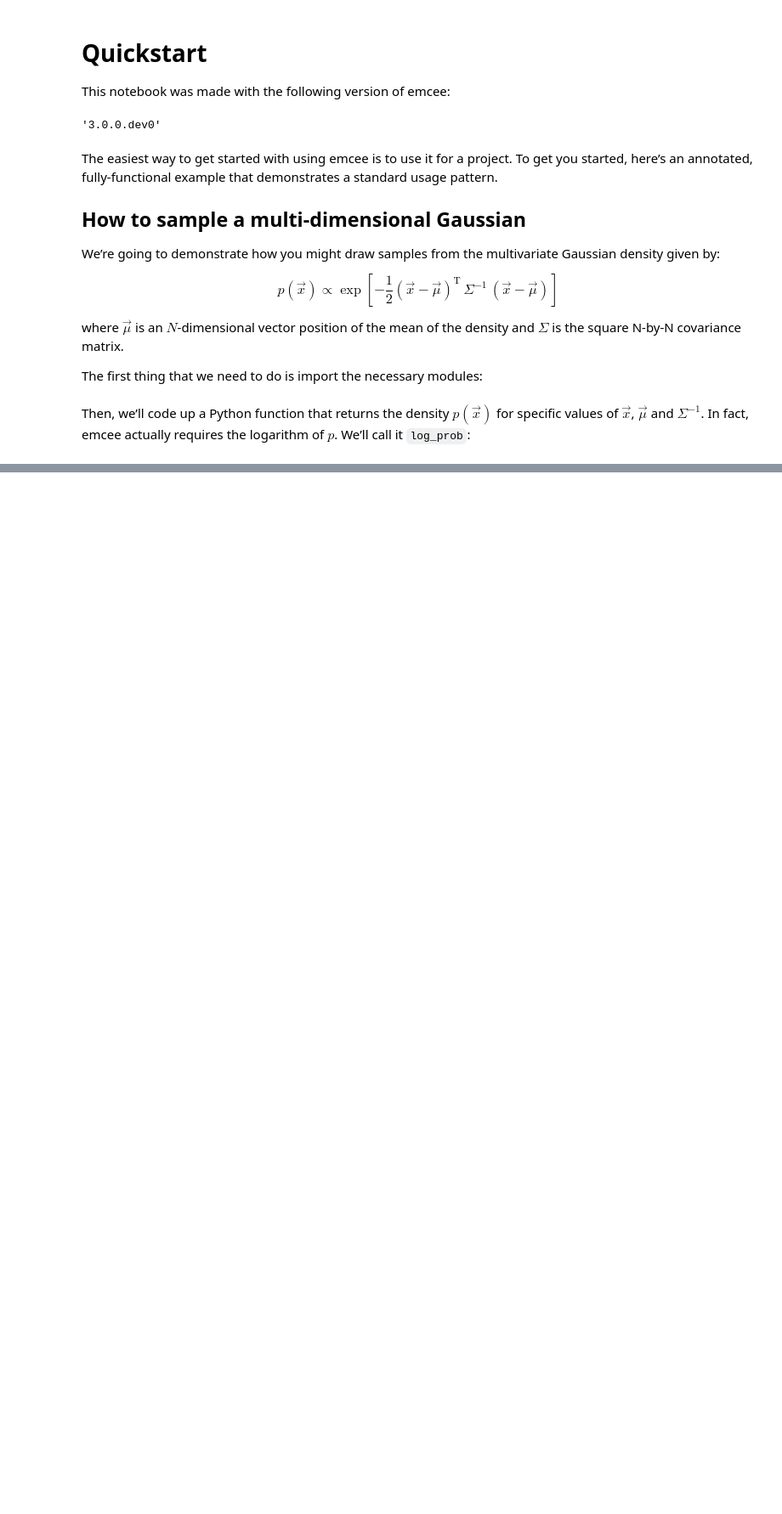
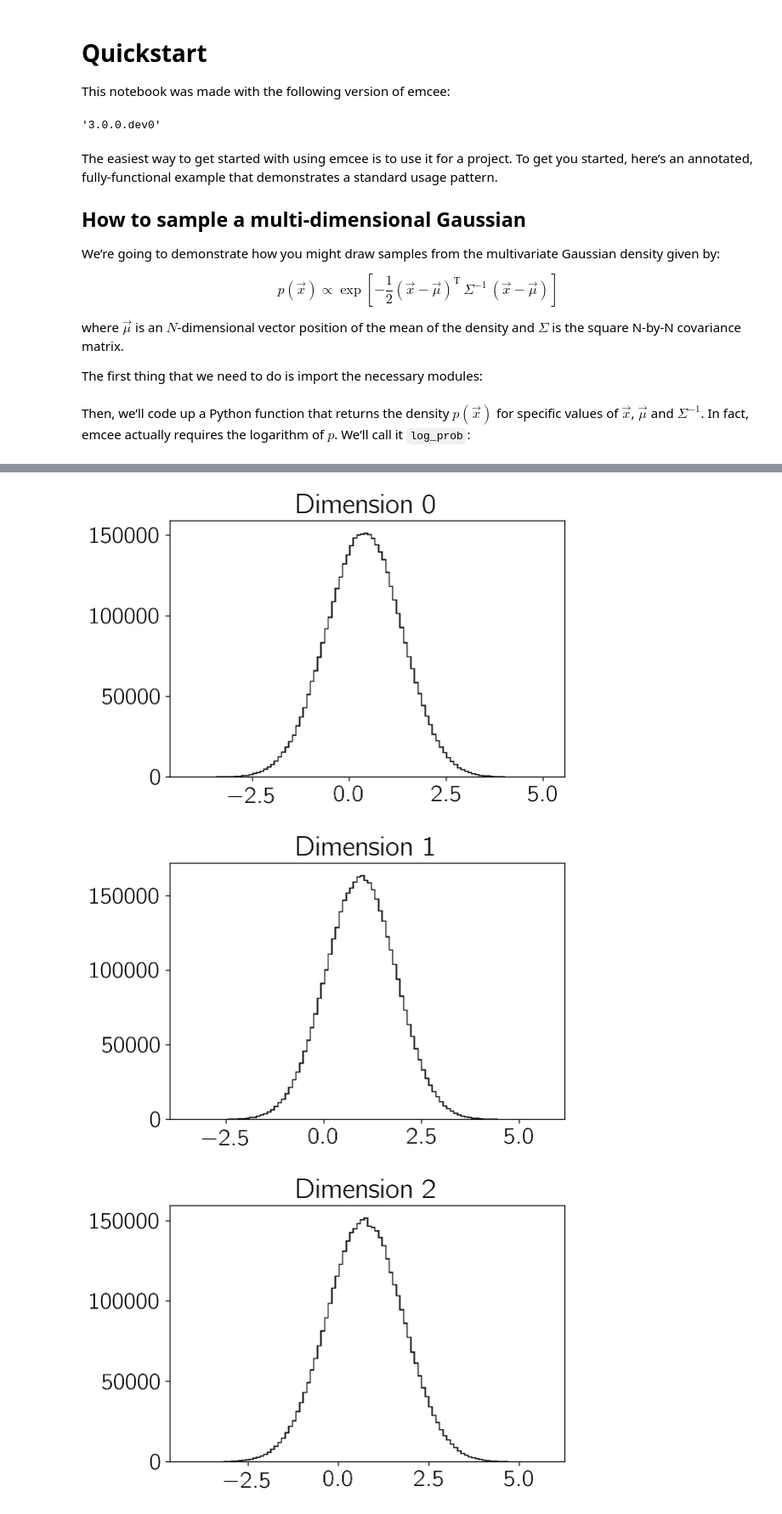
Before and after one commit to dfm/emcee, a Jupyter notebook: docs/_static/notebooks/quickstart.ipynb, the cells around one changed output, grey strips where cells are left out. Shown: that part at 85% size. Saved outputs shown, nothing was run; the diff lists cells and outputs as text; code cells hidden in the pictures; blank space fills up the shorter version.

```diff
--- a/docs/_static/notebooks/quickstart.ipynb
+++ b/docs/_static/notebooks/quickstart.ipynb
@@ -44,0 +76,3 @@ def log_prob(x, mu, icov):
+# %%
+nwalkers = 250
+p0 = np.random.rand(nwalkers, ndim)
@@ -44,0 +83,2 @@ def log_prob(x, mu, icov):
+# %%
+sampler = emcee.EnsembleSampler(nwalkers, ndim, log_prob, args=[means, icov])
@@ -44,0 +103,3 @@ def log_prob(x, mu, icov):
+# %%
+pos, prob, state = sampler.run_mcmc(p0, 100)
+sampler.reset()
@@ -44,0 +117,2 @@ def log_prob(x, mu, icov):
+# %%
+sampler.run_mcmc(pos, 10000);
@@ -44,0 +128,11 @@ def log_prob(x, mu, icov):
+# %%
+import matplotlib.pyplot as plt
+
+for i in range(3):
+    plt.figure()
+    plt.hist(sampler.flatchain[:,i], 100, color="k", histtype="step")
+    plt.title("Dimension {0:d}".format(i))
+# %% [output]
+[figure, added]
+[figure, added]
+[figure, added]
```
Also changed, not shown: parts of 17 cells of this notebook, 2 other files.
